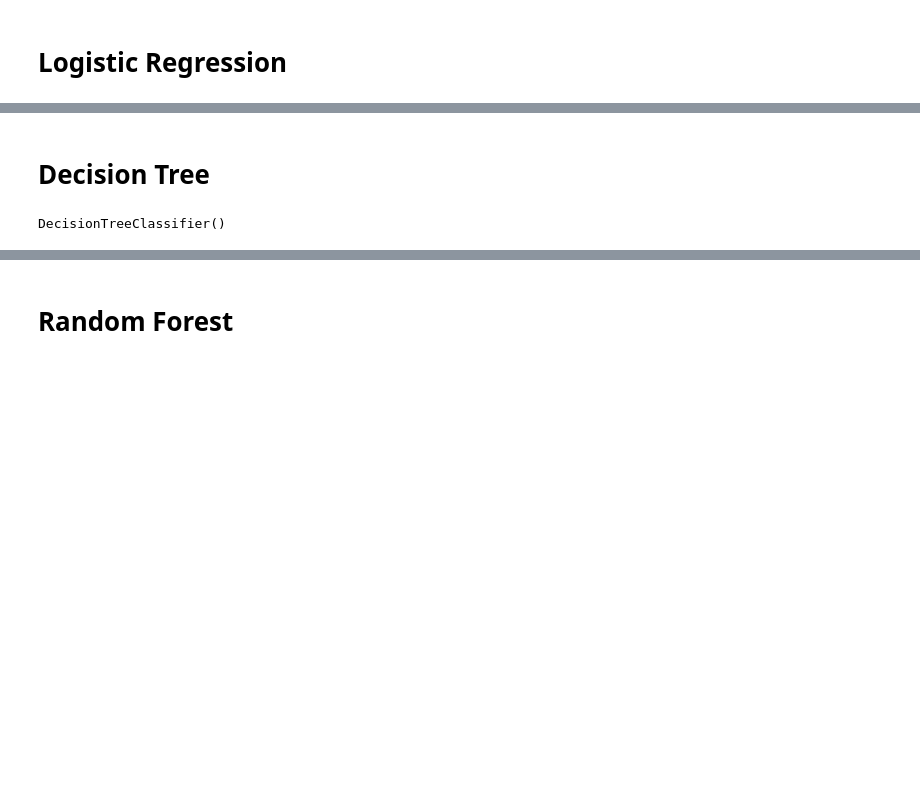
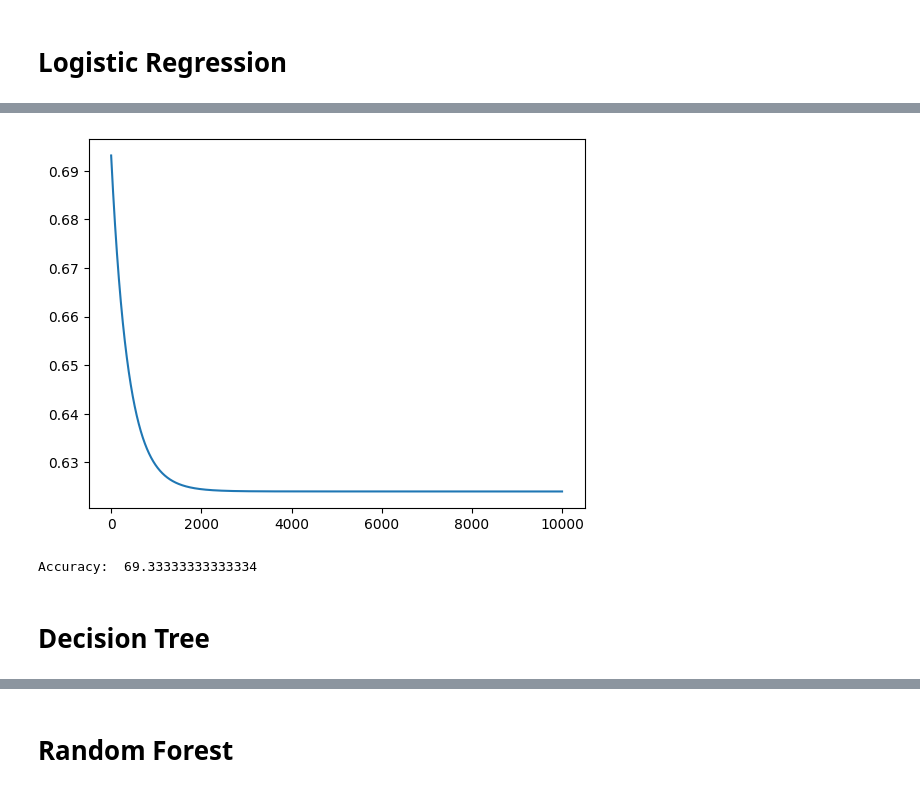
Before and after one commit to samarthya04/IIIT-A-internship, a Jupyter notebook: Heart_Failure_Prediction.ipynb, the cells around one changed output, grey strips where cells are left out. Cells and saved outputs as stored; diff of their text form; code cells hidden in the pictures; blank space fills up the shorter version.

```diff
--- a/Heart_Failure_Prediction.ipynb
+++ b/Heart_Failure_Prediction.ipynb
@@ -115,0 +66,8 @@ sns.heatmap(confusion_matrix(y_test, y_pred_1), annot=True, fmt='g')
+# %%
+#Reshape
+
+X_train = X_train.T
+y_train = y_train.reshape(1, X_train.shape[1])
+
+X_test = X_test.T
+y_test = y_test.reshape(1, X_test.shape[1])
@@ -115,0 +78,33 @@ sns.heatmap(confusion_matrix(y_test, y_pred_1), annot=True, fmt='g')
+# %%
+def sigmoid(x):
+  return 1/(1 + np.exp(-x))
+# %%
+def LogisticRegressionModel(X, y, learning_rate, iterations):
+  m = X_train.shape[1]
+  n = X_train.shape[0]
+
+  W = np.zeros((n, 1))
+  B = 0
+  cost_list = []
+
+  for i in range(iterations):
+    Z = np.dot(W.T, X) + B
+    A = sigmoid(Z)
+
+    cost = -(1/m)*np.sum(y*np.log(A) + (1-y)*np.log(1-A))
+
+    dW = (1/m)*np.dot(A-y, X.T)
+    dB = (1/m)*np.sum(A - y)
+
+    W = W - learning_rate*dW.T
+    B = B - learning_rate*dB
+
+    cost_list.append(cost)
+    if(i%(iterations/10) == 0):
+      print("cost after ", i, "iteration is : ", cost)
+
+  return W, B, cost_list
+# %%
+iterations = 10000
+learning_rate = 0.005
+W, B, cost_list = LogisticRegressionModel(X_train, y_train, learning_rate = learning_rate, iterations = iterations)
@@ -115,0 +122,5 @@ sns.heatmap(confusion_matrix(y_test, y_pred_1), annot=True, fmt='g')
+# %%
+plt.plot(np.arange(iterations), cost_list)
+plt.show()
+# %% [output]
+[figure, added]
@@ -116,9 +139,6 @@ sns.heatmap(confusion_matrix(y_test, y_pred_1), annot=True, fmt='g')
+# %%
+accuracy(X_test, y_test, W, B)
+# %% [output]
+Accuracy:  69.33333333333334
 # %% [markdown]
 # Decision Tree
-# %%
-from sklearn.tree import DecisionTreeClassifier
-
-dt = DecisionTreeClassifier()
-dt.fit(X_train, y_train)
-# %% [output]
-DecisionTreeClassifier()
```
Also changed, not shown: parts of 21 cells of this notebook.
